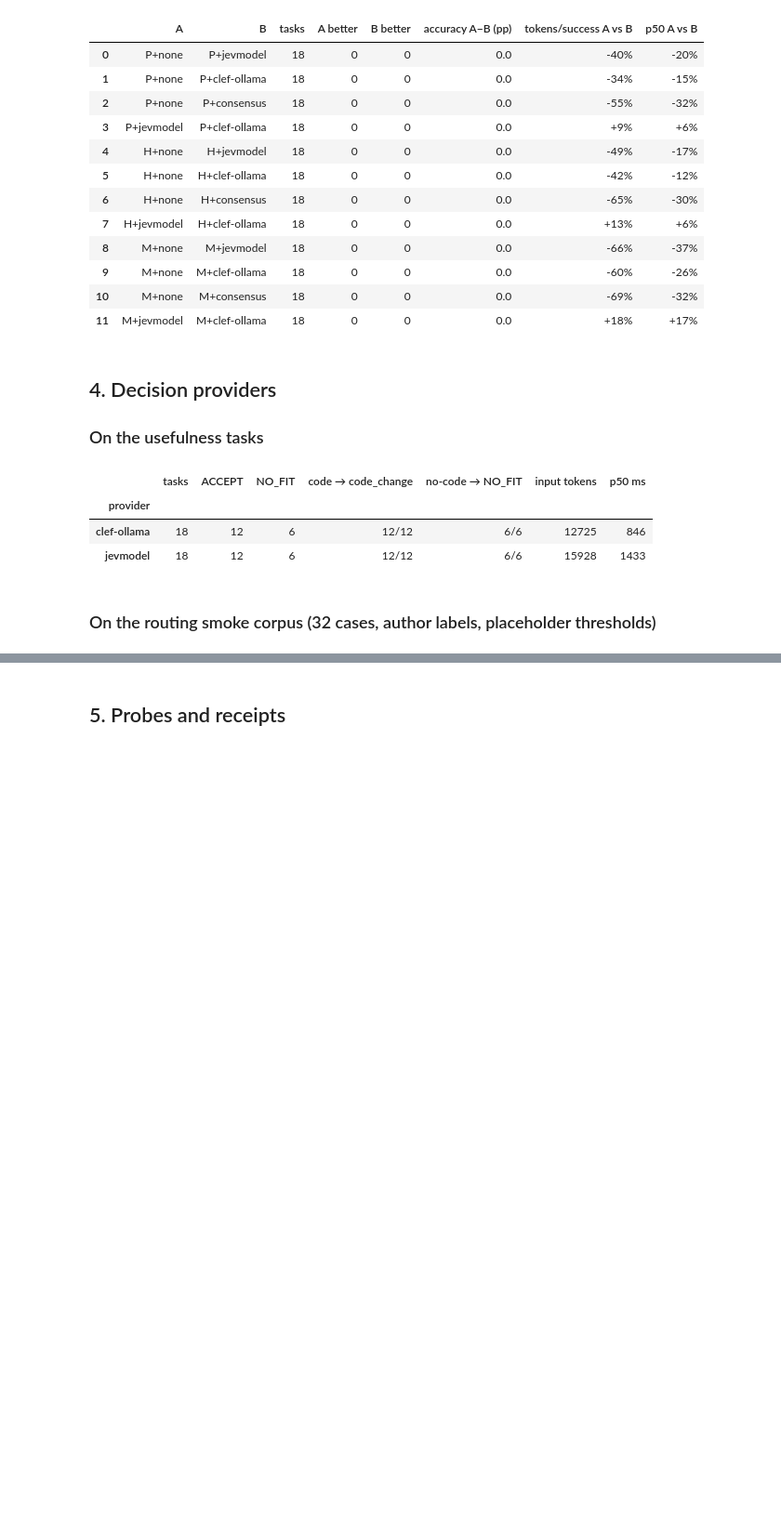
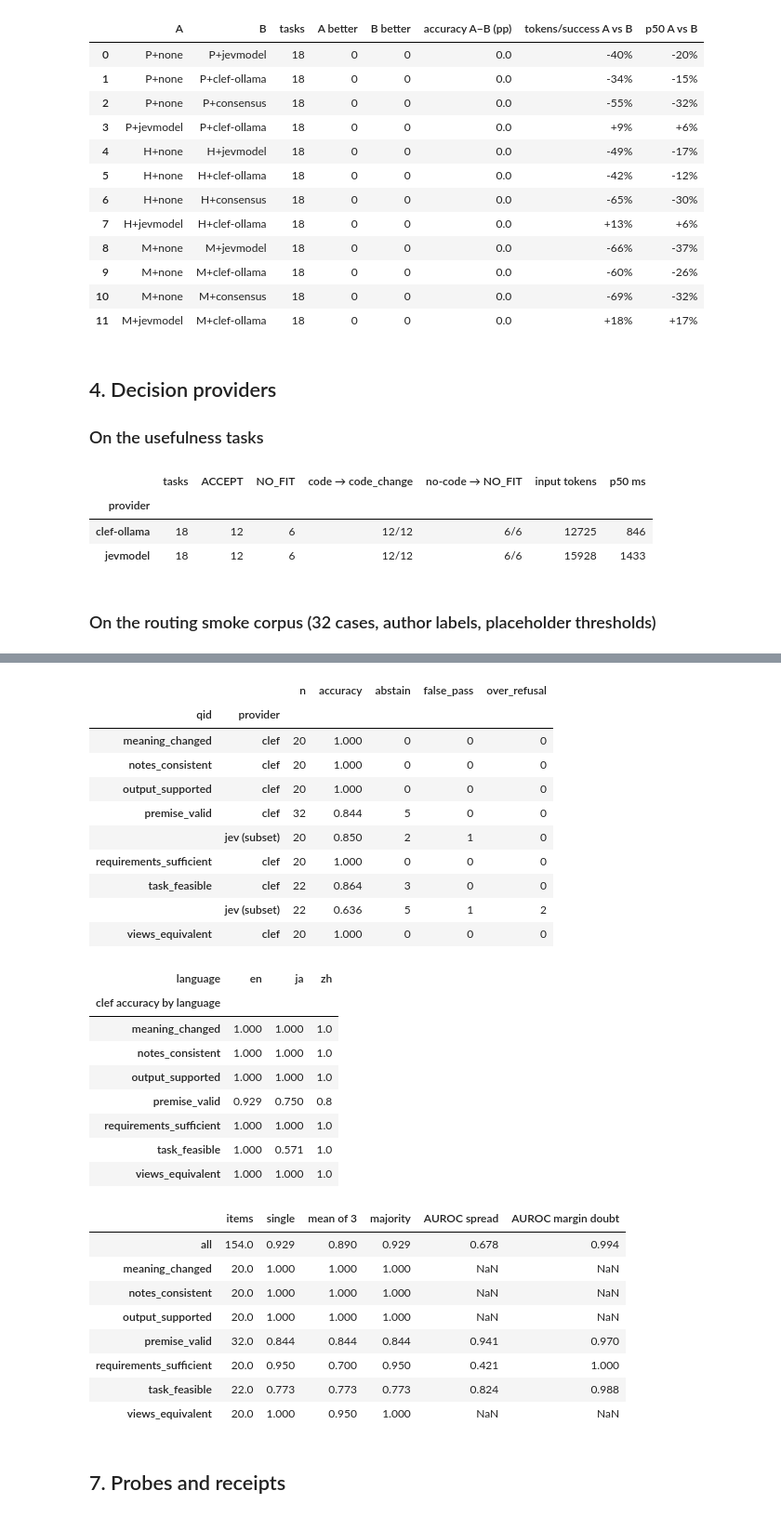
Before and after one commit to dboles99/rosetta-bench, a Jupyter notebook: notebooks/decision_layer_analysis.ipynb, the cells around one changed output, grey strips where cells are left out. Shown at 93% size. Cells and saved outputs as stored; diff of their text form; code cells hidden in the pictures; blank space fills up the shorter version.

```diff
--- a/notebooks/decision_layer_analysis.ipynb
+++ b/notebooks/decision_layer_analysis.ipynb
@@ -267,5 +353,49 @@ plt.tight_layout(); plt.show()
+# %%
+ev = q("""SELECT qid, run_path, n, round(accuracy, 3) AS accuracy, abstain, false_pass, over_refusal FROM eval_metrics
+          WHERE scope='all' AND run_path IN ('runs/2026-11-09_11_decision-eval-clef', 'runs/2026-11-09_21_decision-eval-jevmodel-subset')
+          ORDER BY qid, run_path""")
+ev["provider"] = ev.run_path.map(lambda p: "jev (subset)" if "jevmodel" in p else "clef")
+lang = q("SELECT qid, scope_value AS language, accuracy FROM eval_metrics WHERE run_path='runs/2026-11-09_11_decision-eval-clef' AND scope='language'")
+ens = json.loads((Path("..") / "results" / "runs" / "2026-11-09_22_decision-eval-clef-paraphrase" / "ensemble.json").read_text(encoding="utf-8"))
+ens_tab = pd.DataFrame({name: {"items": v["n"], "single": v["single"]["accuracy"], "mean of 3": v["ensemble"]["accuracy"],
+                               "majority": v["majority"]["accuracy"], "AUROC spread": v["spread_auroc"],
+                               "AUROC margin doubt": v["margin_auroc"]}
+                        for name, v in {"all": ens["overall"], **ens["by_question"]}.items()}).T
+display(ev.drop(columns="run_path").set_index(["qid", "provider"]))
+display(lang.pivot_table(index="qid", columns="language", values="accuracy").round(3).rename_axis("clef accuracy by language"))
+ens_tab.astype(float).round(3)
+# %% [output]
+|  |  | n | accuracy | abstain | false_pass | over_refusal |
+| qid | provider |  |  |  |  |  |
+| meaning_changed | clef | 20 | 1.000 | 0 | 0 | 0 |
+| notes_consistent | clef | 20 | 1.000 | 0 | 0 | 0 |
+| output_supported | clef | 20 | 1.000 | 0 | 0 | 0 |
+| premise_valid | clef | 32 | 0.844 | 5 | 0 | 0 |
+|  | jev (subset) | 20 | 0.850 | 2 | 1 | 0 |
+| requirements_sufficient | clef | 20 | 1.000 | 0 | 0 | 0 |
+| task_feasible | clef | 22 | 0.864 | 3 | 0 | 0 |
+|  | jev (subset) | 22 | 0.636 | 5 | 1 | 2 |
+| views_equivalent | clef | 20 | 1.000 | 0 | 0 | 0 |
+| language | en | ja | zh |
+| clef accuracy by language |  |  |  |
+| meaning_changed | 1.000 | 1.000 | 1.0 |
+| notes_consistent | 1.000 | 1.000 | 1.0 |
+| output_supported | 1.000 | 1.000 | 1.0 |
+| premise_valid | 0.929 | 0.750 | 0.8 |
+| requirements_sufficient | 1.000 | 1.000 | 1.0 |
+| task_feasible | 1.000 | 0.571 | 1.0 |
+| views_equivalent | 1.000 | 1.000 | 1.0 |
+|  | items | single | mean of 3 | majority | AUROC spread | AUROC margin doubt |
+| all | 154.0 | 0.929 | 0.890 | 0.929 | 0.678 | 0.994 |
+| meaning_changed | 20.0 | 1.000 | 1.000 | 1.000 | NaN | NaN |
+| notes_consistent | 20.0 | 1.000 | 1.000 | 1.000 | NaN | NaN |
+| output_supported | 20.0 | 1.000 | 1.000 | 1.000 | NaN | NaN |
+| premise_valid | 32.0 | 0.844 | 0.844 | 0.844 | 0.941 | 0.970 |
+| requirements_sufficient | 20.0 | 0.950 | 0.700 | 0.950 | 0.421 | 1.000 |
+| task_feasible | 22.0 | 0.773 | 0.773 | 0.773 | 0.824 | 0.988 |
+| views_equivalent | 20.0 | 1.000 | 0.950 | 1.000 | NaN | NaN |
 # %% [markdown]
-## 5. Probes and receipts
+## 7. Probes and receipts
 # %%
 display(q("SELECT run_path, provider, requested_model, served_model, http_status, input_tokens, tokens_remaining, round(elapsed_ms) AS ms, error_json FROM probes ORDER BY run_path"))
 q("SELECT mode, provider, cost_basis, COUNT(*) AS receipts, SUM(verified_success) AS verified FROM receipts GROUP BY mode, provider, cost_basis ORDER BY mode, provider")
```
Also changed, not shown: parts of 12 cells of this notebook, 27 other files.
